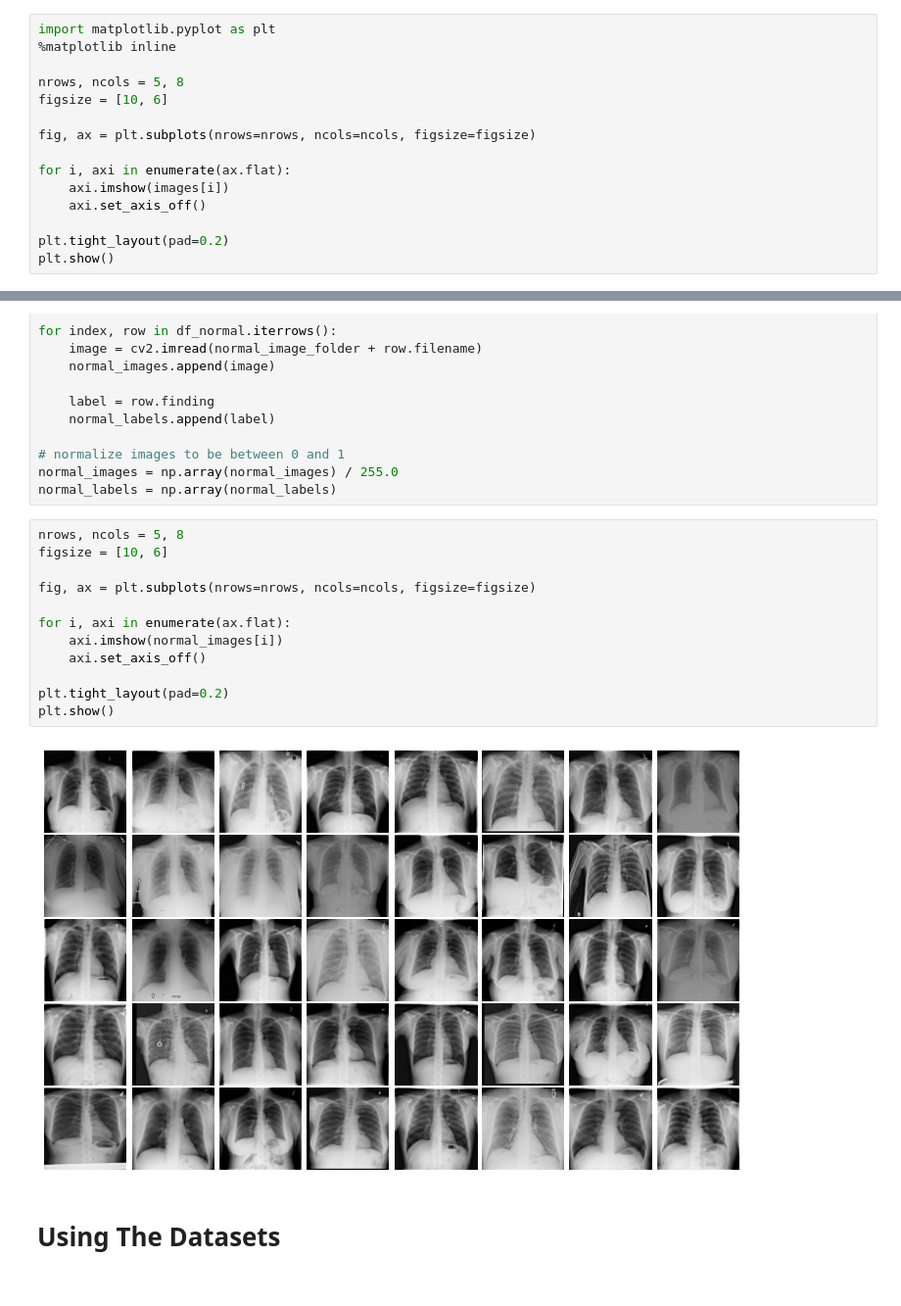
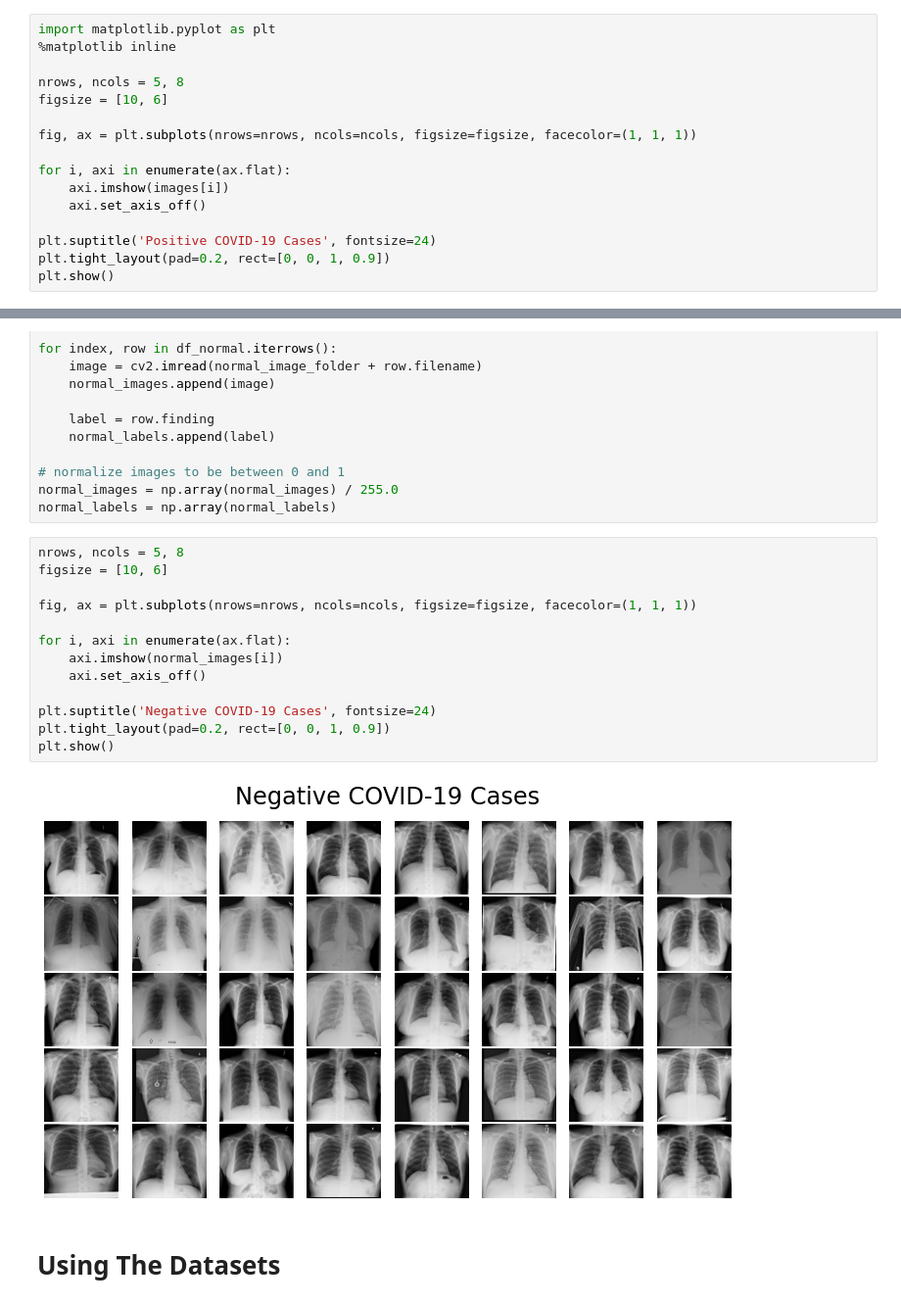
Before and after one commit to casper-hansen/COVID-19-Detection, a Jupyter notebook: Deep_Learning_for_COVID_19.ipynb, the cells around one changed output, grey strips where cells are left out. Shown at 98% size. Drawn from its saved outputs; the diff is of its cells as text.

Commit message:
Added titles and made background white for plots

```diff
--- a/Deep_Learning_for_COVID_19.ipynb
+++ b/Deep_Learning_for_COVID_19.ipynb
@@ -82,12 +81,13 @@ import matplotlib.pyplot as plt
 nrows, ncols = 5, 8
 figsize = [10, 6]
 
-fig, ax = plt.subplots(nrows=nrows, ncols=ncols, figsize=figsize)
+fig, ax = plt.subplots(nrows=nrows, ncols=ncols, figsize=figsize, facecolor=(1, 1, 1))
 
 for i, axi in enumerate(ax.flat):
     axi.imshow(images[i])
     axi.set_axis_off()
 
-plt.tight_layout(pad=0.2)
+plt.suptitle('Positive COVID-19 Cases', fontsize=24)
+plt.tight_layout(pad=0.2, rect=[0, 0, 1, 0.9])
 plt.show()
 # %% [output]
@@ -109,16 +109,17 @@ normal_labels = np.array(normal_labels)
 # %%
 nrows, ncols = 5, 8
 figsize = [10, 6]
 
-fig, ax = plt.subplots(nrows=nrows, ncols=ncols, figsize=figsize)
+fig, ax = plt.subplots(nrows=nrows, ncols=ncols, figsize=figsize, facecolor=(1, 1, 1))
 
 for i, axi in enumerate(ax.flat):
     axi.imshow(normal_images[i])
     axi.set_axis_off()
 
-plt.tight_layout(pad=0.2)
+plt.suptitle('Negative COVID-19 Cases', fontsize=24)
+plt.tight_layout(pad=0.2, rect=[0, 0, 1, 0.9])
 plt.show()
 # %% [output]
-[figure, old version]
+[figure, new version]
 # %% [markdown]
 # Using The Datasets
```
Also changed, not shown: parts of 3 cells of this notebook.
